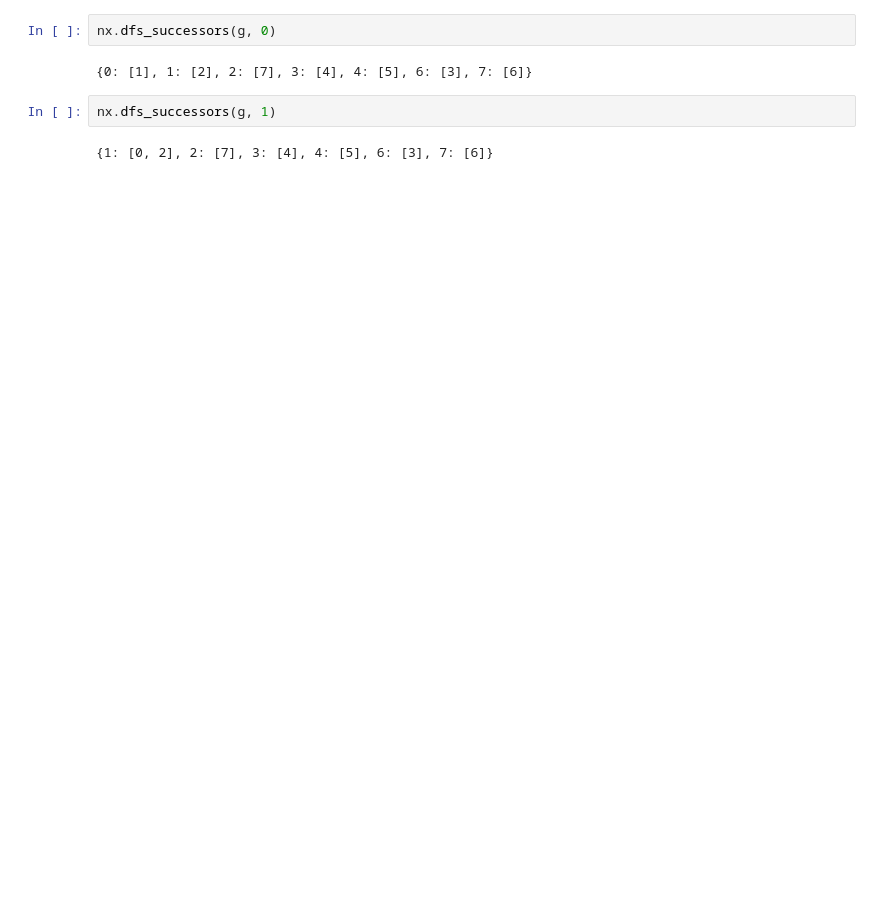
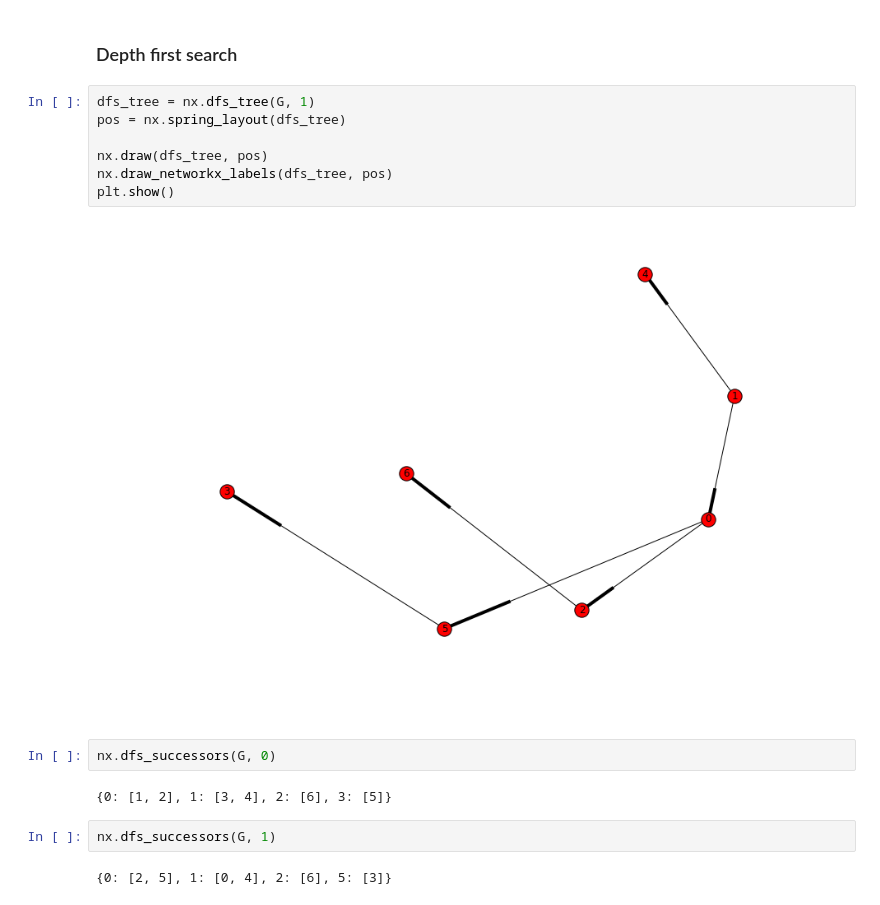
Before and after one commit to captain-proton/aise, a Jupyter notebook: documentation/source/nia/jupyter_nb/graph_samples.ipynb, the cells around one changed output. Cells and saved outputs as stored; diff of their text form; blank space fills up the shorter version.

```diff
--- a/documentation/source/nia/jupyter_nb/graph_samples.ipynb
+++ b/documentation/source/nia/jupyter_nb/graph_samples.ipynb
@@ -28,8 +63,19 @@ plt.show()
+# %% [markdown]
+### Depth first search
+# %%
+dfs_tree = nx.dfs_tree(G, 1)
+pos = nx.spring_layout(dfs_tree)
+
+nx.draw(dfs_tree, pos)
+nx.draw_networkx_labels(dfs_tree, pos)
+plt.show()
+# %% [output]
+[figure, added]
 # %%
-nx.dfs_successors(g, 0)
+nx.dfs_successors(G, 0)
 # %% [output]
-{0: [1], 1: [2], 2: [7], 3: [4], 4: [5], 6: [3], 7: [6]}
+{0: [1, 2], 1: [3, 4], 2: [6], 3: [5]}
 # %%
-nx.dfs_successors(g, 1)
+nx.dfs_successors(G, 1)
 # %% [output]
-{1: [0, 2], 2: [7], 3: [4], 4: [5], 6: [3], 7: [6]}
+{0: [2, 5], 1: [0, 4], 2: [6], 5: [3]}
```
Also changed, not shown: parts of 20 cells of this notebook.
